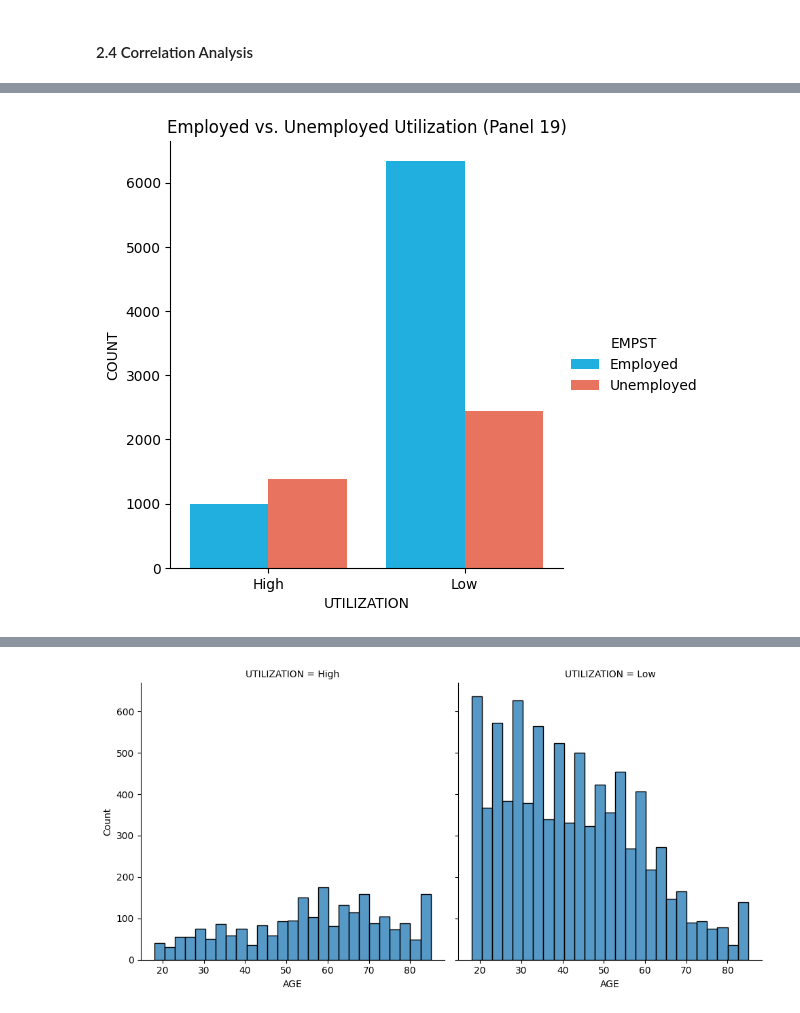
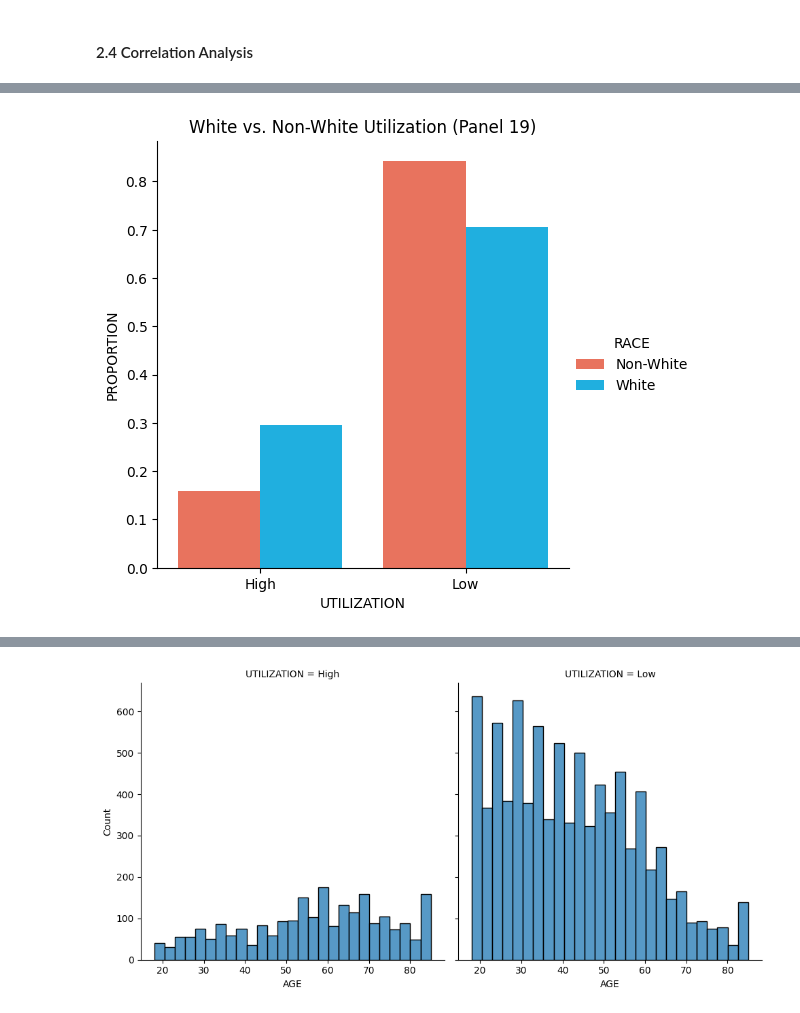
Before and after one commit to 474benchen/capstone_replication, a Jupyter notebook: replication-project-part-02-model-dev-fairness-eval.ipynb, the cells around one changed output, grey strips where cells are left out. Drawn from its saved outputs; the diff is of its cells as text; code cells hidden in the pictures.

```diff
--- a/replication-project-part-02-model-dev-fairness-eval.ipynb
+++ b/replication-project-part-02-model-dev-fairness-eval.ipynb
@@ -386,16 +376,19 @@ plt.show()
-# %%
-# identified disparity in occurance of high utilization with categories of employment
-# -1 inapplicable, 1 employed, 2 job to return, 3 job during period, 4 unemployed
-df_panel_19_reduced[df_panel_19_reduced['EMPST'] == 4]['UTILIZATION'].value_counts(), df_panel_19_reduced[(df_panel_19_reduced['EMPST'] != 4) & (df_panel_19_reduced['EMPST'] != -1)]['UTILIZATION'].value_counts()
-# select and modify useful columns, remove inapplicables
-util_data_2 = df_panel_19_reduced.copy()[['EMPST', 'UTILIZATION', 'AGE']].rename(columns={'AGE': 'COUNT'})
-util_data_2 = util_data_2[util_data_2['EMPST'] != -1]
-util_data_2['EMPST'] = util_data_2['EMPST'].replace([1,2,3], 'Employed').replace(4, 'Unemployed')
-util_data_2['UTILIZATION'] = util_data_2['UTILIZATION'].replace([0,1], ['Low', 'High'])
-util_data_2 = util_data_2.groupby(['EMPST', 'UTILIZATION']).count().reset_index()
-# visualize
-sns.catplot(data=util_data_2, kind="bar", x="UTILIZATION", y="COUNT", hue="EMPST", palette=['deepskyblue', 'tomato'])
-plt.title('Employed vs. Unemployed Utilization (Panel 19)')
-plt.show()
-# %% [output]
-[figure, removed]
+# %%
+# identified disparity in occurance of high utilization with categories of race
+non_white_counts = df_panel_19_reduced[df_panel_19_reduced['RACE'] == 'Non-White']['UTILIZATION'].value_counts()
+white_counts = df_panel_19_reduced[df_panel_19_reduced['RACE'] != 'Non-White']['UTILIZATION'].value_counts()
+
+# data preparation
+util_data_1 = df_panel_19_reduced.copy()[['RACE', 'UTILIZATION', 'AGE']].rename(columns={'AGE': 'COUNT'})
+util_data_1['UTILIZATION'] = util_data_1['UTILIZATION'].replace([0, 1], ['Low', 'High'])
+util_data_1 = util_data_1.groupby(['RACE', 'UTILIZATION']).count().reset_index()
+
+# Calculate proportions
+util_data_1['PROPORTION'] = util_data_1.groupby('RACE')['COUNT'].transform(lambda x: x / x.sum())
+
+# Visualize with proportions
+sns.catplot(data=util_data_1, kind="bar", x="UTILIZATION", y="PROPORTION", hue="RACE", palette=['tomato', 'deepskyblue'])
+plt.title('White vs. Non-White Utilization (Panel 19)')
+plt.show()
+# %% [output]
+[figure, added]
```
Also changed, not shown: parts of 7 cells of this notebook.
